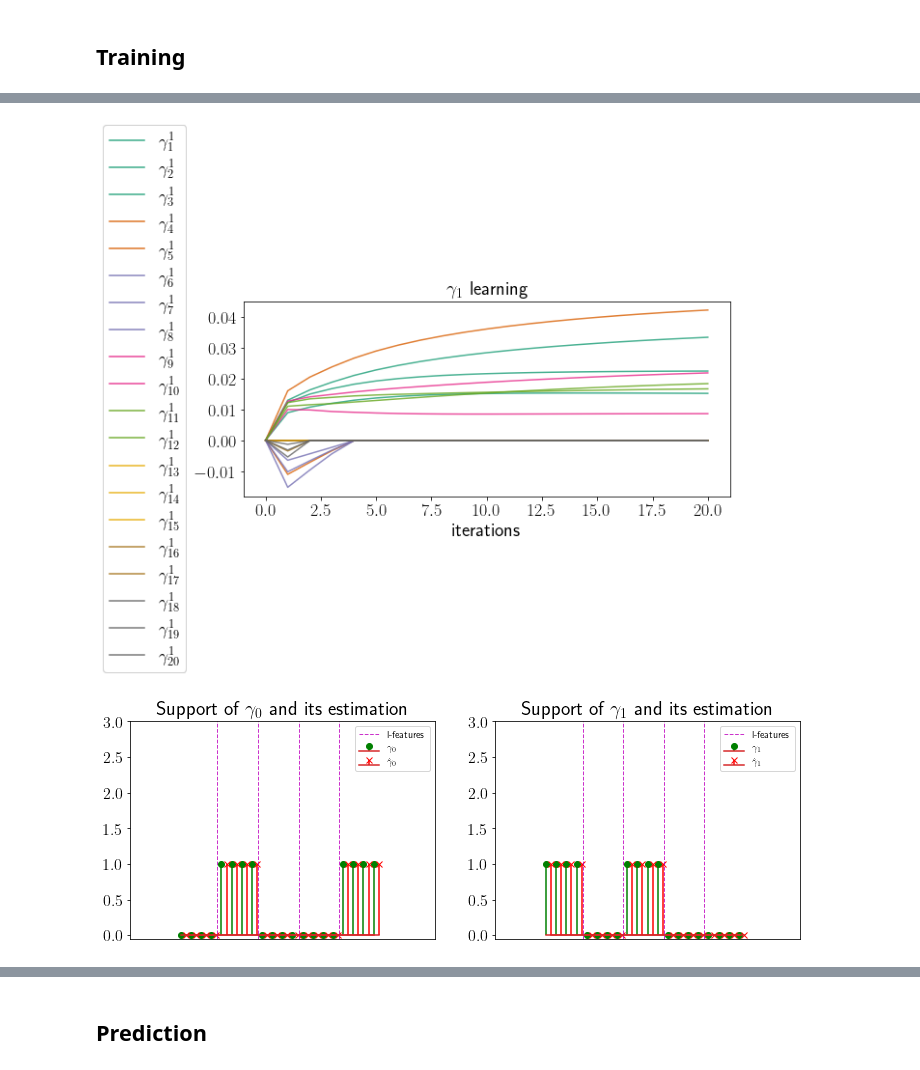
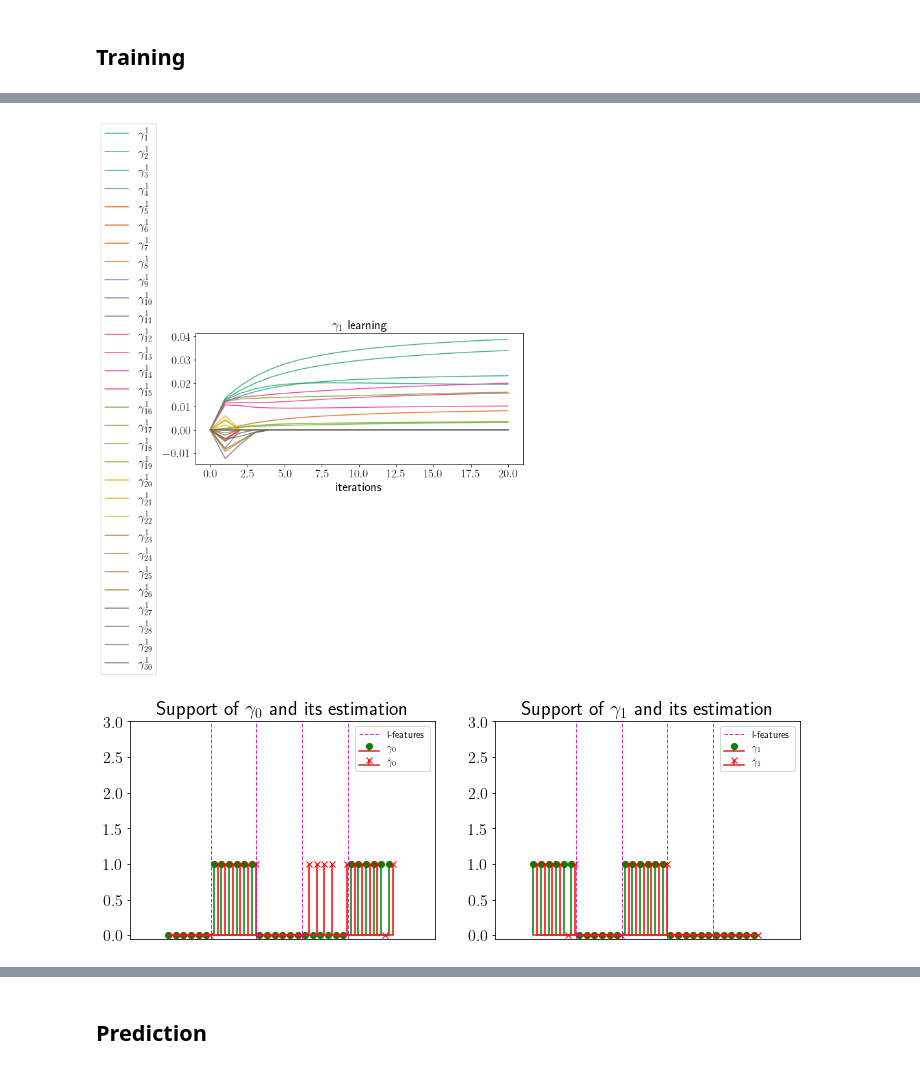
Before and after one commit to Califrais/flash, a Jupyter notebook: Lights tutorial.ipynb, the cells around one changed output, grey strips where cells are left out. Cells and saved outputs as stored; diff of their text form; code cells hidden in the pictures.

```diff
--- a/Lights tutorial.ipynb
+++ b/Lights tutorial.ipynb
@@ -31,8 +31,11 @@ n_long_features = 5
 n_time_indep_features = 10
 simu = SimuJointLongitudinalSurvival(seed=123, n_long_features=n_long_features,
                                      n_samples=300 ,n_time_indep_features=n_time_indep_features,
-                                     sparsity=0.5, grid_time=False)
-X, Y, T, delta, S_k, t_max, Y_tsfresh = simu.simulate()
+                                     sparsity=0.5, grid_time=False,)
+                                    #fixed_effect_mean_low_risk = (-.4, .2),
+                                     #fixed_effect_mean_high_risk = (.8, .8))
+
+X, Y, T, delta, S_k, Y_tsfresh, _ = simu.simulate()
 print("\nLevel of censoring: %.2f%%" % (100*(1 - delta.mean())))
 # %% [output]
 -----------------------------------------------------------
@@ -363,16 +379,12 @@ for train_index, test_index in rs.split(X):
     Y_test = Y.iloc[test_index, :]
     T_test = T[test_index]
     delta_test = delta[test_index]
-    t_max_test = t_max[test_index]
-    T_remaining_test = T_test - t_max_test
     Y_tsfresh_test = Y_tsfresh[Y_tsfresh.id.isin(test_index)]
 
     X_train = X[train_index]
     Y_train = Y.iloc[train_index, :]
     T_train = T[train_index]
     delta_train = delta[train_index]
-    t_max_train = t_max[train_index]
-    T_remaining_train = T_train - t_max_train
     Y_tsfresh_train = Y_tsfresh[Y_tsfresh.id.isin(train_index)]
 
 print("%d%% for training, %d%% for testing."
@@ -396,11 +408,17 @@ metric = 'C-index'    # cross-validation metric: 'log_lik' or 'C-index'
 fc_parameters = {
     "mean": None,
     "median": None,
-    "quantile": [{"q": 0.25}, {"q": 0.75}]
+    "quantile": [{"q": 0.25}, {"q": 0.75}],
+    "standard_deviation": None,
+    "skewness": None,
+#    "root_mean_square": None,
+#    "variation_coefficient": None,
+#    "variance": None,
+#    "sample_entropy": None
 }
 
 learner = prox_QNEM(fixed_effect_time_order=1, max_iter=20, print_every=1,
-               l_pen_SGL=.2, eta_sp_gp_l1=.9, l_pen_EN=0.05, initialize=True, S_k=S_k,
+               l_pen_SGL=.3, eta_sp_gp_l1=.9, l_pen_EN=0.02, initialize=True, S_k=S_k,
                 fc_parameters=fc_parameters)
 learner.fit(X_train, Y_train, T_train, delta_train, Y_tsfresh_train)
 
@@ -430,0 +449,17 @@ Done solving using prox_QNEM in 2.41e+02 seconds
+# %%
+np.random.seed(10)
+fig, ax = plt.subplots(n_long_features, 1, sharex=True, figsize=(16,8))
+colors, labels = ['b', 'r'], ['Low-risk', 'High-risk']
+idxs = [48, 71]
+for k in [0, 1]:
+    idx = idxs[k]
+    Y_i = Y.loc[idx, :]
+    label, color = labels[k], colors[k]
+    for l in range(1, n_long_features + 1):
+        Y_il = Y_i["long_feature_%s" % l]
+        Y_il.plot(label=label, color=color, marker='H', ax=ax[l-1])
+        ax[l-1].set_title("Longitudinal feature %s" % l, fontsize=fontsize+4)
+        plt.xticks(fontsize=fontsize), plt.yticks(fontsize=fontsize)
+        ax[l-1].legend(fontsize=fontsize-2)
+fig.tight_layout()
+plt.show()
@@ -525,10 +562,10 @@ leg1 = [r"$\hat \gamma^1_{%s}$" % j for j in range(1, to)]
 leg2 = [r"$\gamma^1_{%s}$" % j for j in range(1, to)]
 visualize_vect_learning(learner, "gamma_1", r"$\gamma_1$", leg1, leg2)
 # %% [output]
-[figure, old version]
+[figure, new version]
 # %%
 L = Y.shape[1]
-nb_asso_param = 4
+nb_asso_param = 6
 gamma_0_true_support = []
 for l in range(L):
     if l in S_k[0]:
@@ -543,34 +580,34 @@ ax = fig.add_subplot(121)
 ax.stem(np.arange(len(gamma_0_true_support)).tolist(), gamma_0_true_support, linefmt='g-', markerfmt='go', label= r"$\gamma_0$")
 ax.stem((np.arange(len(gamma_0_est_support)) + .5).tolist(), gamma_0_est_support, linefmt='r-', markerfmt='rx', label= r"$\hat \gamma_0$")
 ax.set_xlim([-5, len(gamma_0_true_support) + 5])
 ax.set_title(r"Support of $\gamma_0$ and its estimation", fontsize=fontsize+4)
 plt.legend(fontsize=fontsize)
 plt.yticks(fontsize=fontsize)
 plt.ylim(-0.05, 3)
 plt.tick_params(axis='x', bottom=False, labelbottom=False)
 visualize_vect_per_group(gamma_0_true_support, n_long_features, ax)
 
 gamma_1_true_support = []
 for l in range(L):
     if l in S_k[1]:
         gamma_1_true_support += [0] * nb_asso_param
     else:
         gamma_1_true_support += [1] * nb_asso_param
 gamma_1_est_support = (learner.theta["gamma_1"].copy() != 0).astype(int)
 gamma_1_true_support = np.array(gamma_1_true_support)
 ax = fig.add_subplot(122)
 ax.stem(np.arange(len(gamma_1_true_support)).tolist(), gamma_1_true_support, linefmt='g-', markerfmt='go', label= r"$\gamma_1$")
 ax.stem((np.arange(len(gamma_1_est_support)) + .5).tolist(), gamma_1_est_support, linefmt='r-', markerfmt='rx', label= r"$\hat \gamma_1$")
 ax.set_xlim([-5, len(gamma_1_true_support) + 5])
 ax.set_title(r"Support of $\gamma_1$ and its estimation", fontsize=fontsize+4)
 plt.legend(fontsize=fontsize)
 plt.yticks(fontsize=fontsize)
 plt.ylim(-0.05, 3)
 plt.tick_params(axis='x', bottom=False, labelbottom=False)
 visualize_vect_per_group(gamma_1_true_support, n_long_features, ax)
 plt.show()
 # %% [output]
-[figure, old version]
+[figure, new version]
 # %%
 # Check estimated covariance of random effect
 learner.theta["long_cov"]
```
Also changed, not shown: parts of 23 cells of this notebook, 2 other files.
